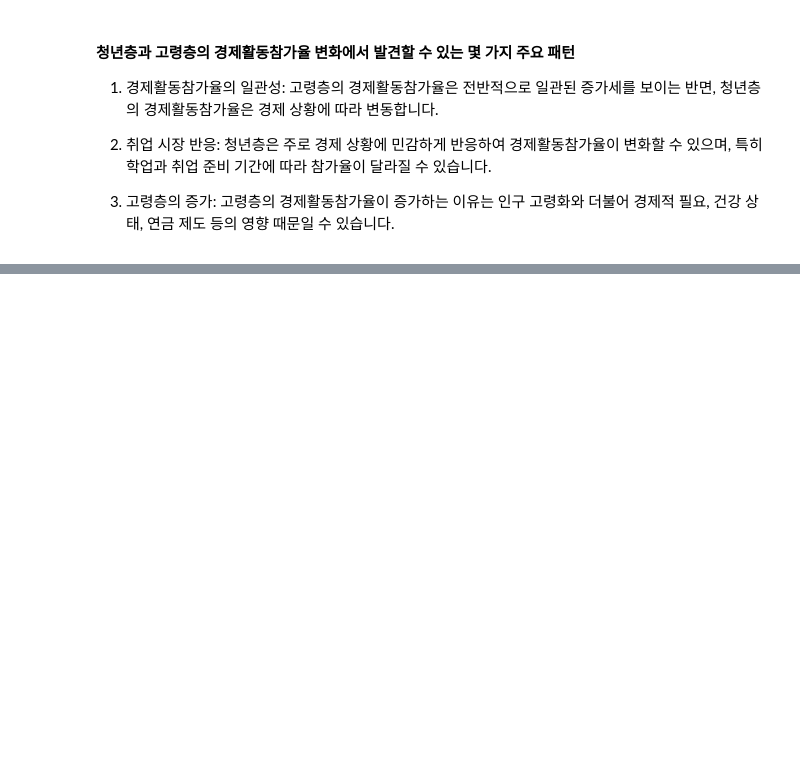
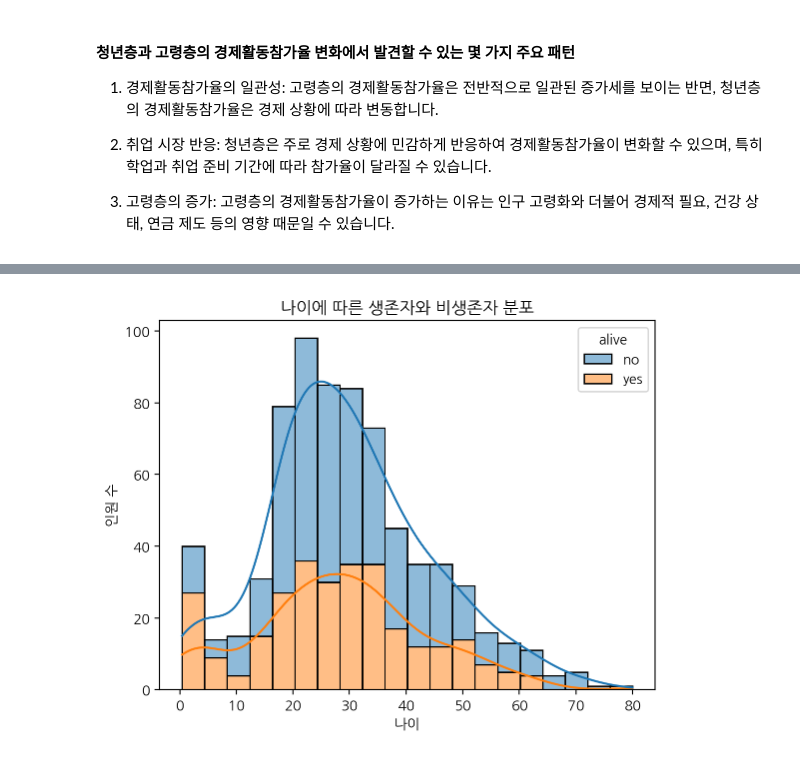
Before and after one commit to martinkim1/2024-1-my-BDA, a Jupyter notebook: 과제/데이터분석_과제.ipynb, the cells around one changed output, grey strips where cells are left out. Cells and saved outputs as stored; diff of their text form; code cells hidden in the pictures; blank space fills up the shorter version.

```diff
--- a/과제/데이터분석_과제.ipynb
+++ b/과제/데이터분석_과제.ipynb
@@ -231,0 +261,9 @@ print("고령자 고용률과 실업률의 상관관계:\n", correlation_elderly
+# %%
+# 3. 나이에 따른 생존율 분석
+sns.histplot(data=titanic, x='age', hue='alive', multiple='stack', kde=True)
+plt.title('나이에 따른 생존자와 비생존자 분포')
+plt.xlabel('나이')
+plt.ylabel('인원 수')
+plt.show()
+# %% [output]
+[figure, added]
```
Also changed, not shown: parts of 16 cells of this notebook.
